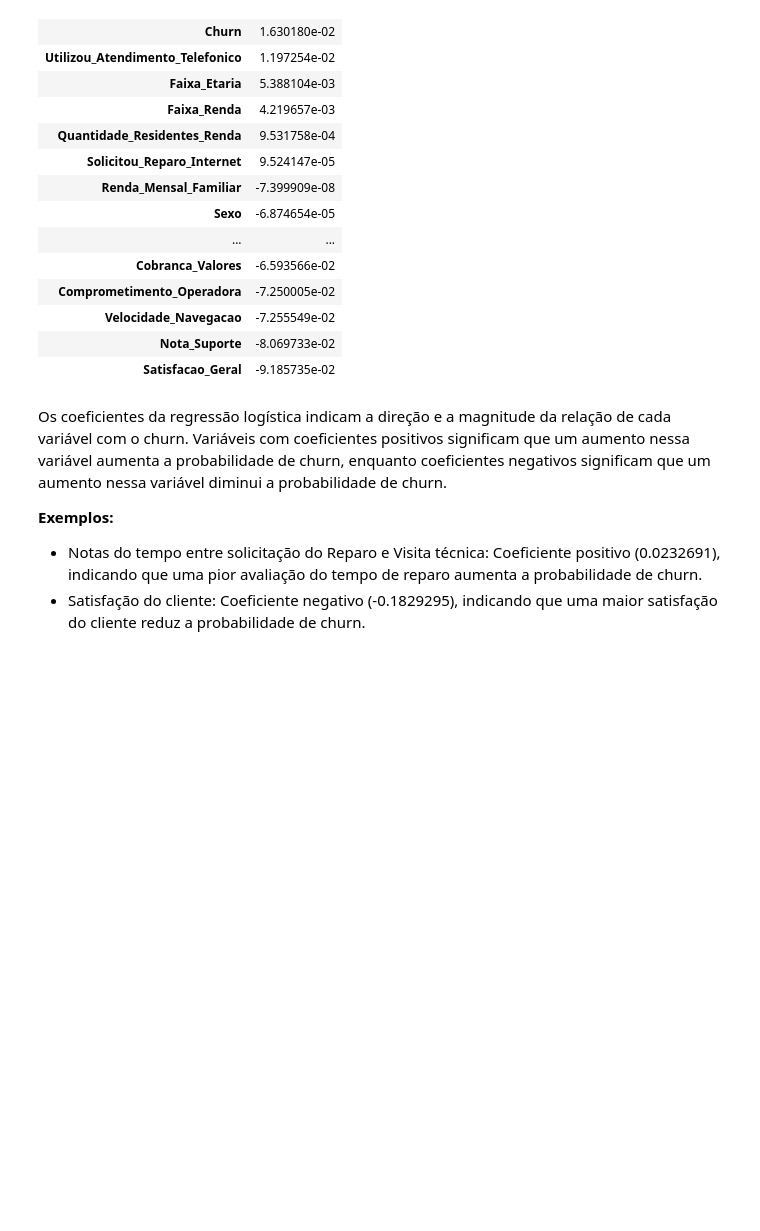
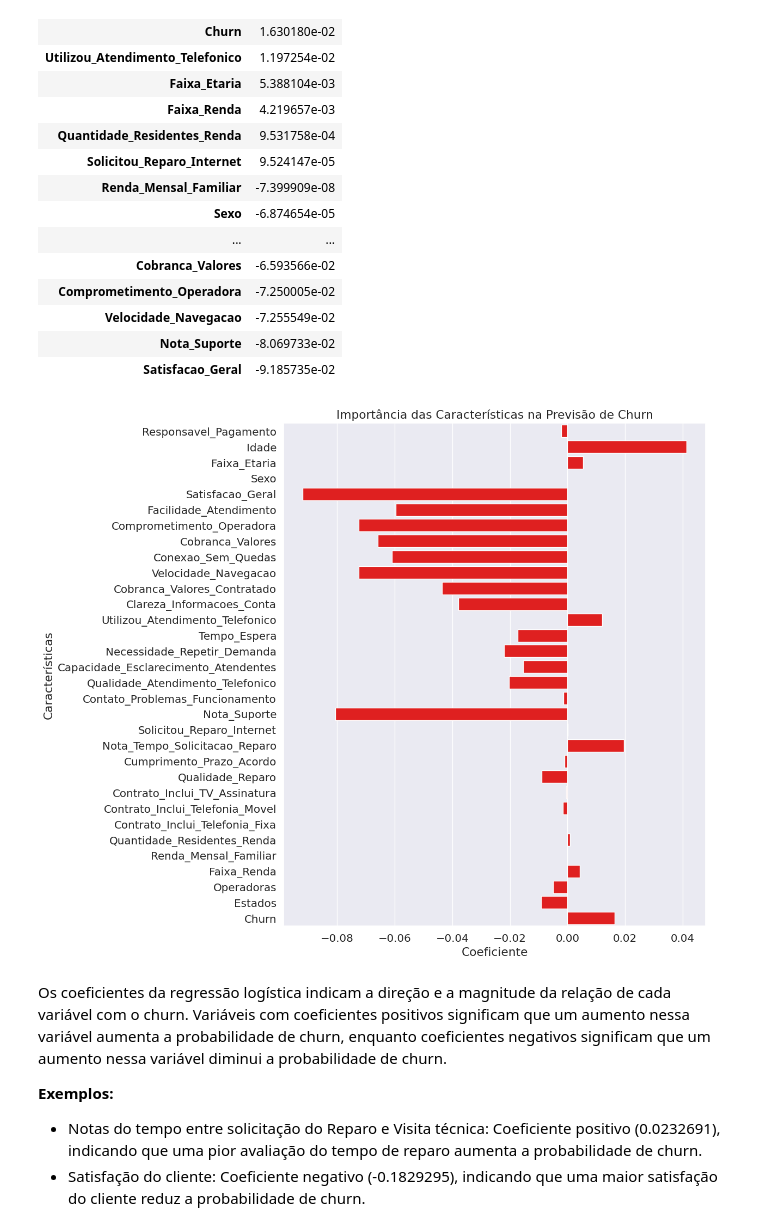
Before and after one commit to mheloisagalvao/projeto-ml, a Jupyter notebook: Projeto_THK.ipynb, the cells around one changed output. Saved outputs shown, nothing was run; the diff lists cells and outputs as text; code cells hidden in the pictures; blank space fills up the shorter version.

```diff
--- a/Projeto_THK.ipynb
+++ b/Projeto_THK.ipynb
@@ -587,6 +587,15 @@ coefficients.sort_values(by='Coefficient', ascending=False)
 | Velocidade_Navegacao | -7.255549e-02 |
 | Nota_Suporte | -8.069733e-02 |
 | Satisfacao_Geral | -9.185735e-02 |
+# %%
+plt.figure(figsize=(10, 12))
+sns.barplot(x='Coefficient', y=coefficients.index, data=coefficients, color='red')
+plt.title('Importância das Características na Previsão de Churn')
+plt.xlabel('Coeficiente')
+plt.ylabel('Características')
+plt.show()
+# %% [output]
+[figure, added]
 # %% [markdown]
 Os coeficientes da regressão logística indicam a direção e a magnitude da relação de cada variável com o churn. Variáveis com coeficientes positivos significam que um aumento nessa variável aumenta a probabilidade de churn, enquanto coeficientes negativos significam que um aumento nessa variável diminui a probabilidade de churn.
 
```
Also changed, not shown: parts of 13 cells of this notebook.
